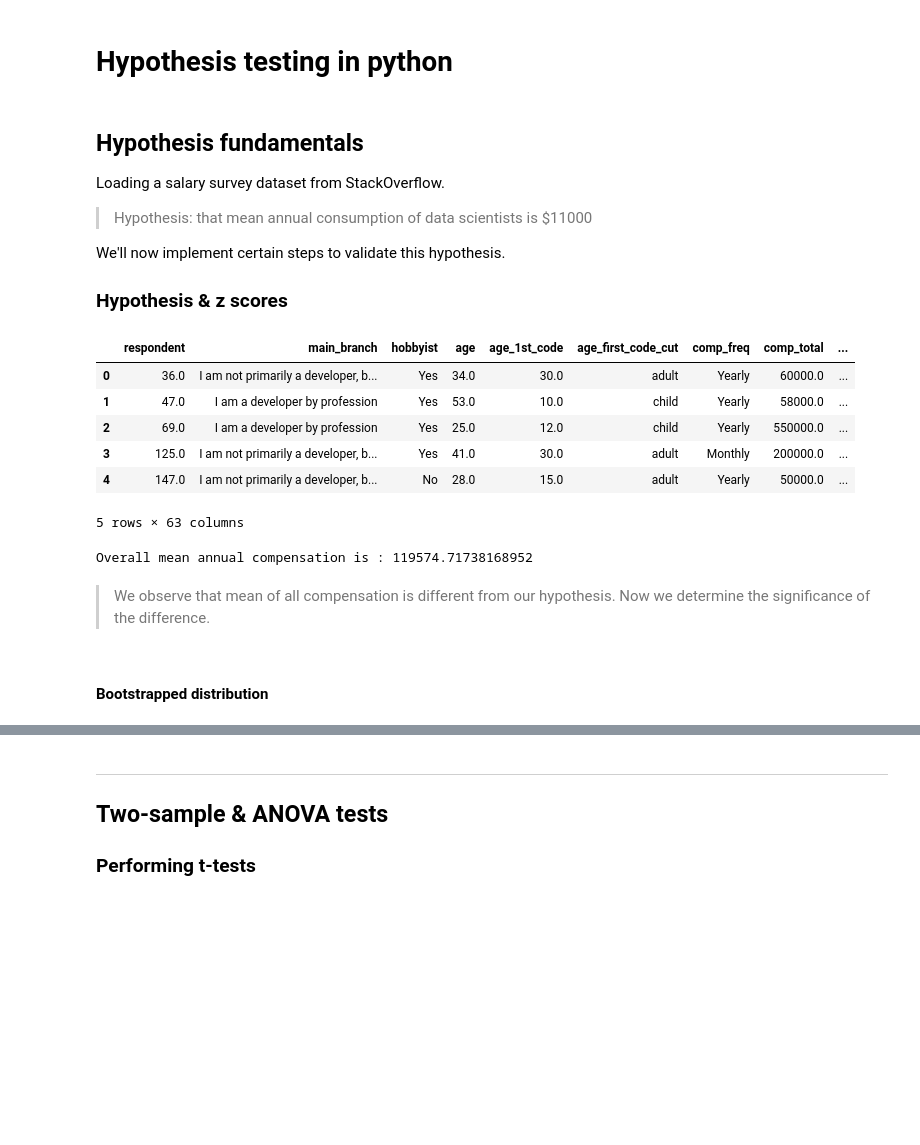
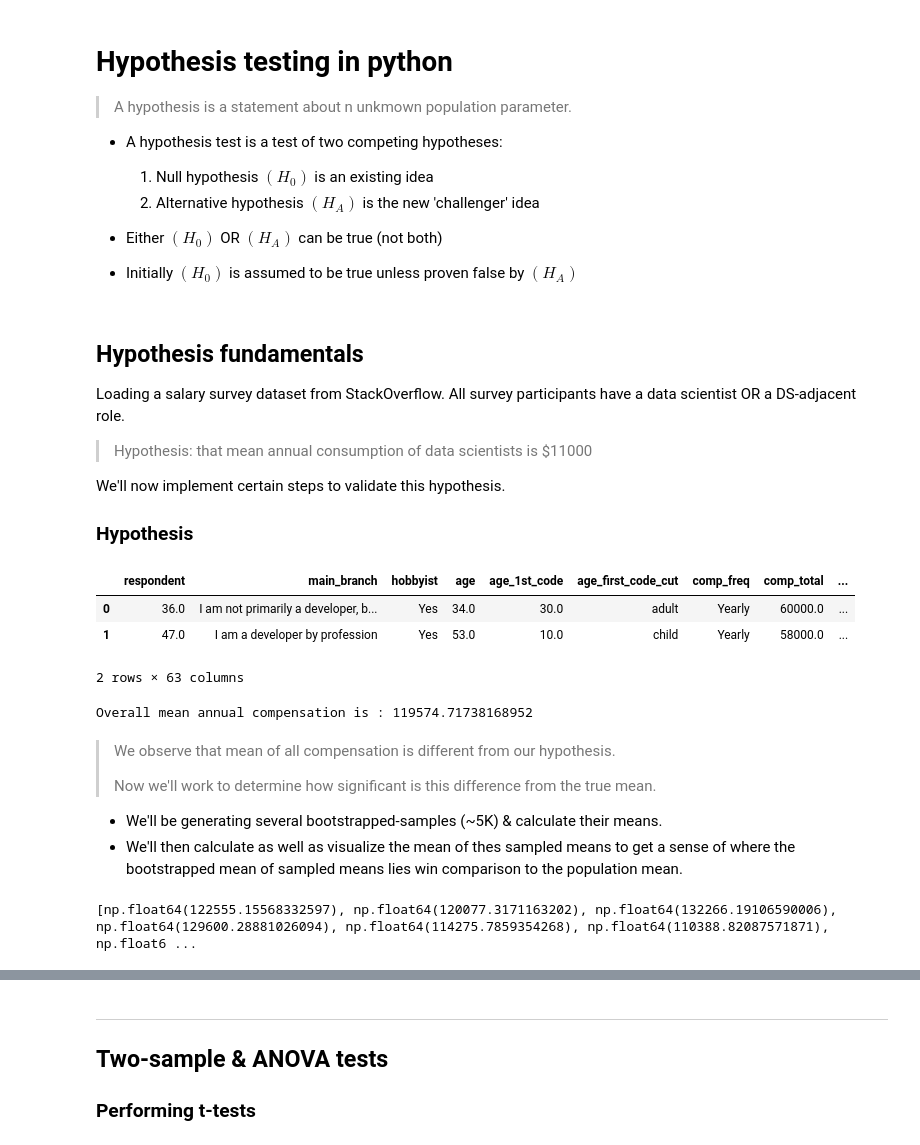
Before and after one commit to abhijeet-bhambere/python-ml-trail, a Jupyter notebook: hypothesis_testing.ipynb, the cells around one changed output, grey strips where cells are left out. Cells and saved outputs as stored; diff of their text form; code cells hidden in the pictures; blank space fills up the shorter version.

```diff
--- a/hypothesis_testing.ipynb
+++ b/hypothesis_testing.ipynb
@@ -6,33 +6,56 @@ import seaborn as sns
 import scipy.stats as sc
 # %% [markdown]
 # Hypothesis testing in python
+
+>A hypothesis is a statement about n unkmown population parameter.
+
+- A hypothesis test is a test of two competing hypotheses:
+    1. Null hypothesis $(H_0)$ is an existing idea
+    2. Alternative hypothesis $(H_A)$ is the new 'challenger' idea
+
+- Either $(H_0)$ OR $(H_A)$ can be true (not both)
+
+- Initially $(H_0)$ is assumed to be true unless proven false by $(H_A)$
 # %% [markdown]
 ## Hypothesis fundamentals
-Loading a salary survey dataset from StackOverflow.
+Loading a salary survey dataset from StackOverflow. All survey participants have a data scientist OR a DS-adjacent role.
 
 >Hypothesis: that mean annual consumption of data scientists is $11000
 
 We'll now implement certain steps to validate this hypothesis.
 
-### Hypothesis & z scores
+### Hypothesis
 # %%
 # loading data of salary survey by stackoverflow
 stackoverflowdf = pd.read_feather('./datasets/stack_overflow.feather')
-stackoverflowdf.head()
+stackoverflowdf.head(2)
 # %% [output]
 |  | respondent | main_branch | hobbyist | age | age_1st_code | age_first_code_cut | comp_freq | comp_total | ... |
 | 0 | 36.0 | I am not primarily a developer, b... | Yes | 34.0 | 30.0 | adult | Yearly | 60000.0 | ... |
 | 1 | 47.0 | I am a developer by profession | Yes | 53.0 | 10.0 | child | Yearly | 58000.0 | ... |
-| 2 | 69.0 | I am a developer by profession | Yes | 25.0 | 12.0 | child | Yearly | 550000.0 | ... |
-| 3 | 125.0 | I am not primarily a developer, b... | Yes | 41.0 | 30.0 | adult | Monthly | 200000.0 | ... |
-| 4 | 147.0 | I am not primarily a developer, b... | No | 28.0 | 15.0 | adult | Yearly | 50000.0 | ... |
-5 rows × 63 columns
+2 rows × 63 columns
 # %%
 mean_comp_sample = stackoverflowdf["converted_comp"].mean()
 print(f"Overall mean annual compensation is : {mean_comp_sample}")
 # %% [output]
 Overall mean annual compensation is : 119574.71738168952
 # %% [markdown]
->We observe that mean of all compensation is different from our hypothesis. Now we determine the significance of the difference.
+>We observe that mean of all compensation is different from our hypothesis.
+>
+>Now we'll work to determine how significant is this difference from the true mean.
+
+- We'll be generating several bootstrapped-samples (~5K) & calculate their means.
+- We'll then calculate as well as visualize the mean of thes sampled means to get a sense of where the bootstrapped mean of sampled means lies win comparison to the population mean.
-# %% [markdown]
-#### Bootstrapped distribution
+# %%
+# Creating a list of bootstrapped-sampled means
+means_of_bstp = []
+
+# taking 5K mean of bootstrapped samples
+for i in range(5000):
+    means_of_bstp.append(
+        np.mean(stackoverflowdf.sample(frac=1, replace=True)
+                ["converted_comp"]))
+
+print(means_of_bstp)
+# %% [output]
+[np.float64(122555.15568332597), np.float64(120077.3171163202), np.float64(132266.19106590006), np.float64(129600.28881026094), np.float64(114275.7859354268), np.float64(110388.82087571871), np.float6 ...
```
Also changed, not shown: parts of 9 cells of this notebook.
